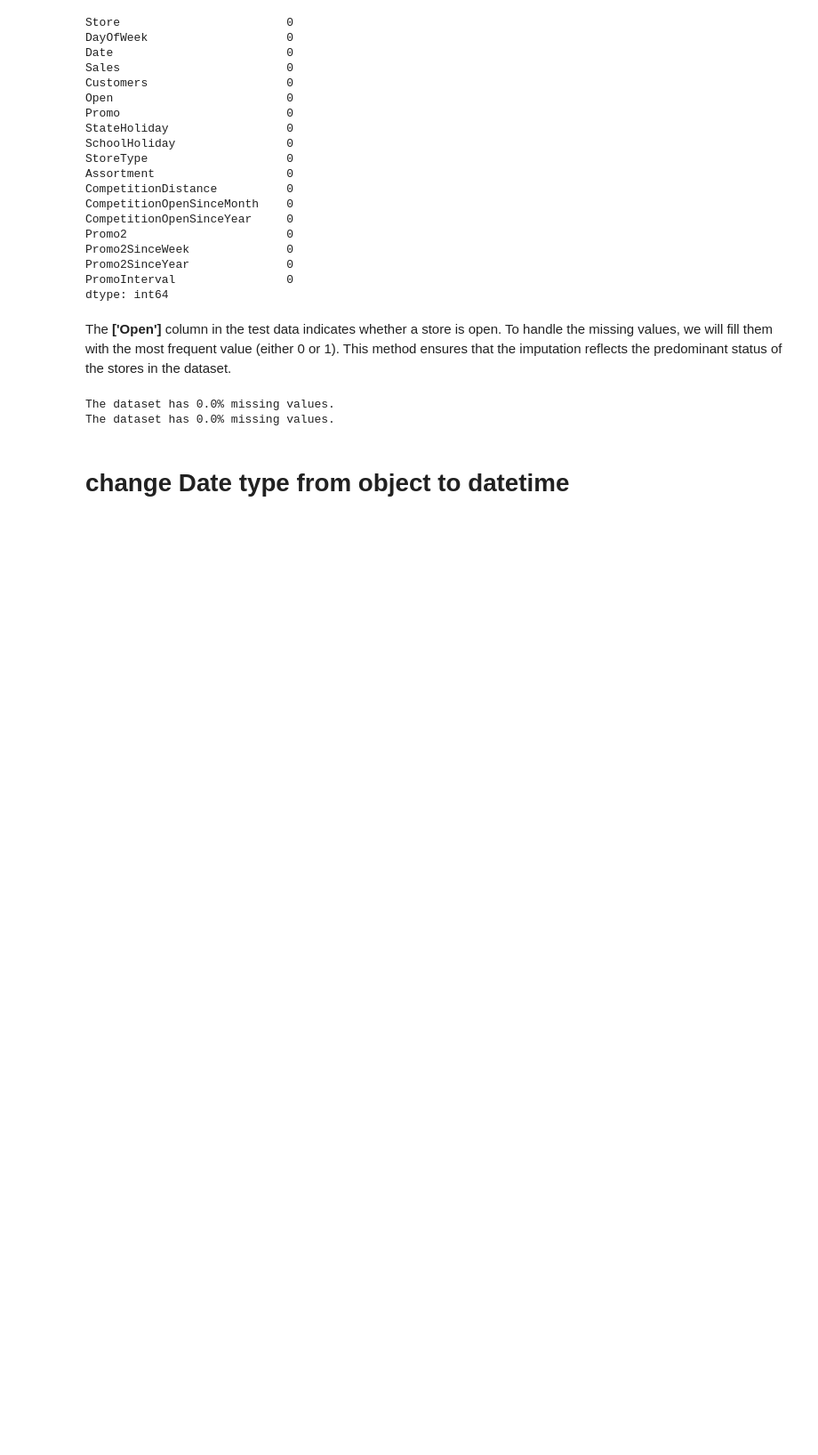
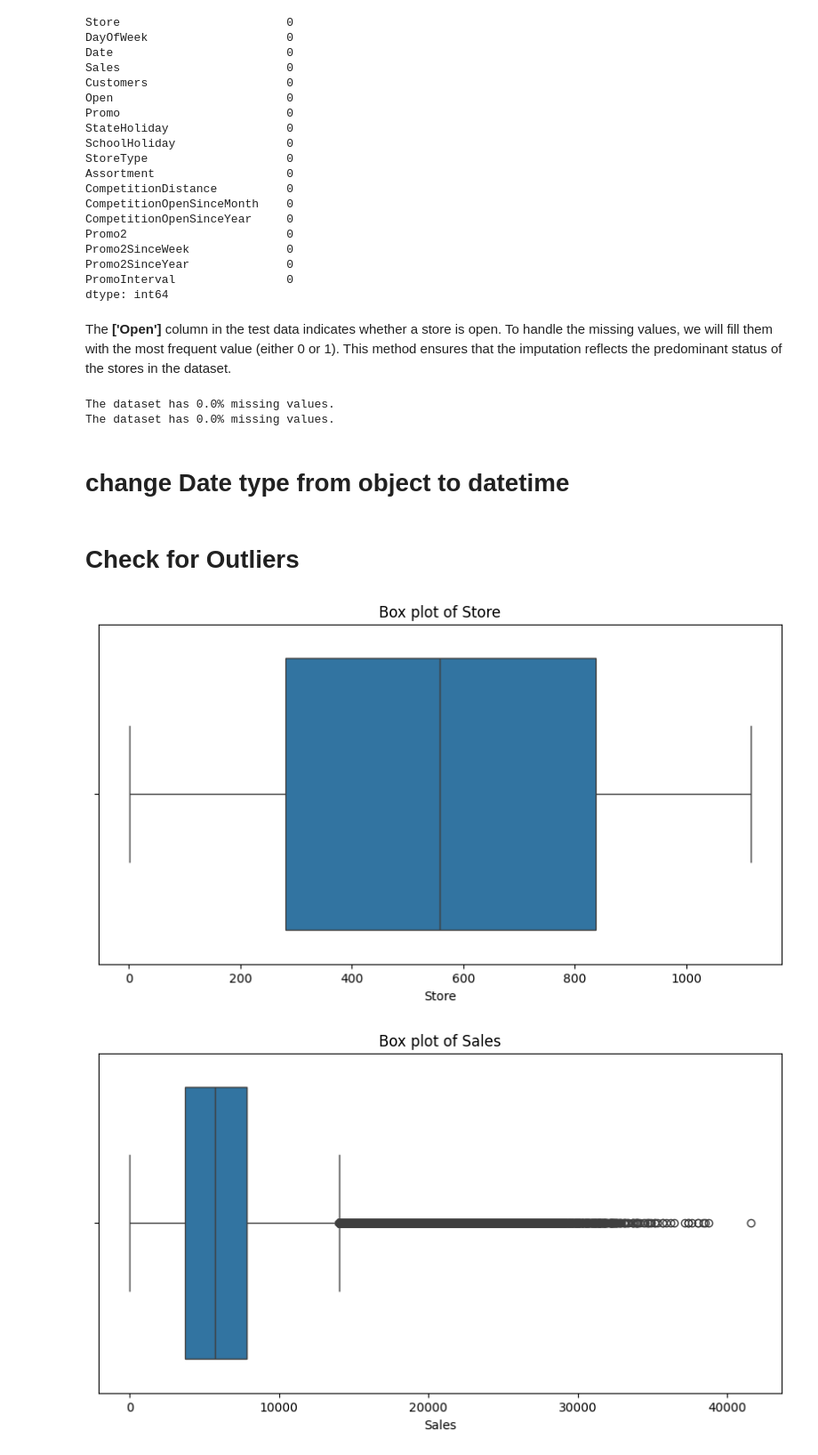
Before and after one commit to nebiyu-ethio/Pharmaceuticals-Sales-Forecast, a Jupyter notebook: notebooks/process.ipynb, the cells around one changed output. Shown at 89% size. Saved outputs shown, nothing was run; the diff lists cells and outputs as text; code cells hidden in the pictures; blank space fills up the shorter version.

```diff
--- a/notebooks/process.ipynb
+++ b/notebooks/process.ipynb
@@ -366,3 +366,13 @@ The dataset has 0.0% missing values.
 # %%
 data['Date'] = pd.to_datetime(data["Date"])
 data_test['Date'] = pd.to_datetime(data_test["Date"])
+# %% [markdown]
+# Check for Outliers
+# %%
+columns = ['Store','Sales', 'Customers', 'Date', 'CompetitionDistance']
+# outlier plot for each variable in columns of merged dataset
+cols = data[columns]
+outlier_box_plots(cols)
+# %% [output]
+[figure, added]
+[figure, added]
```
Also changed, not shown: parts of 3 cells of this notebook.
